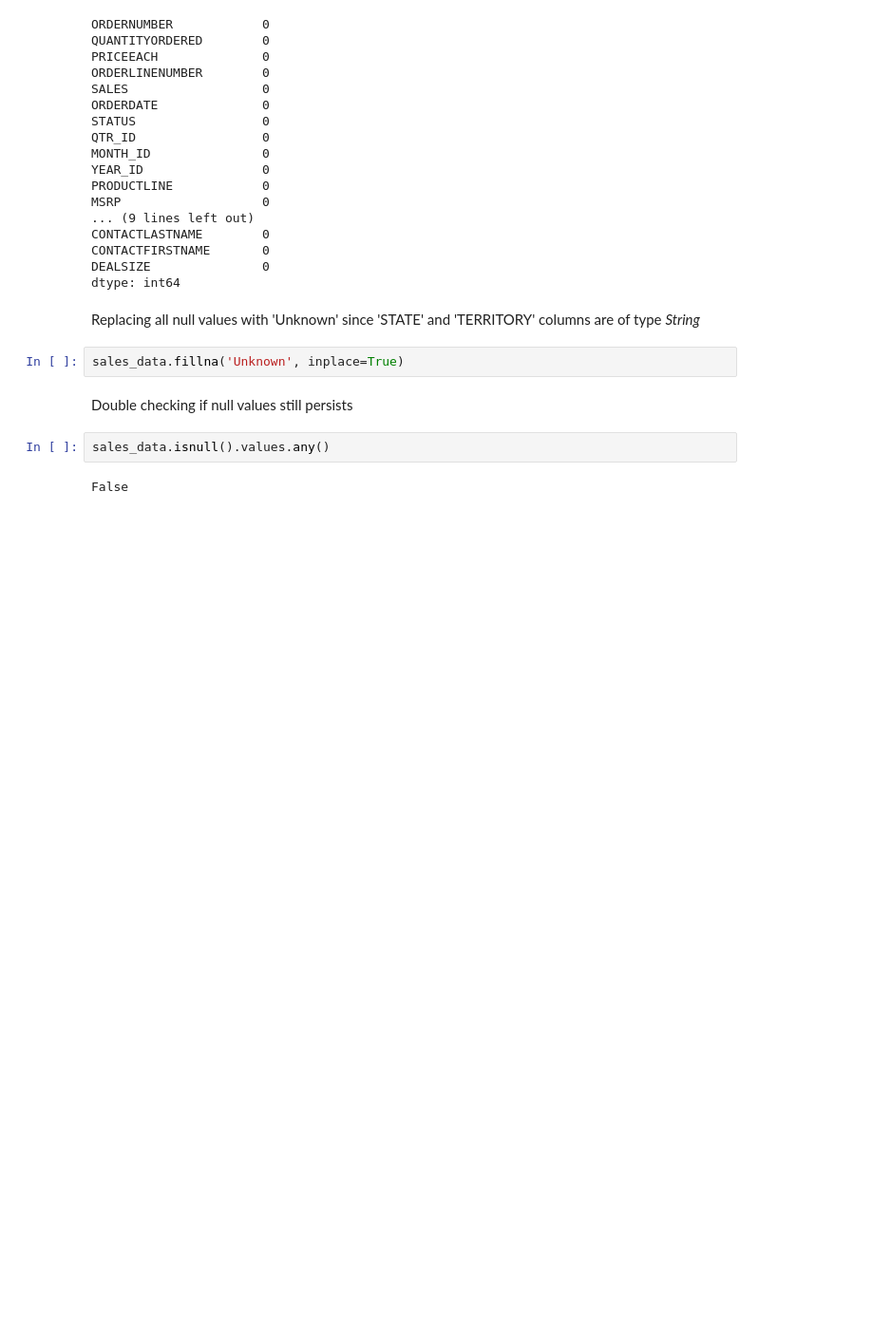
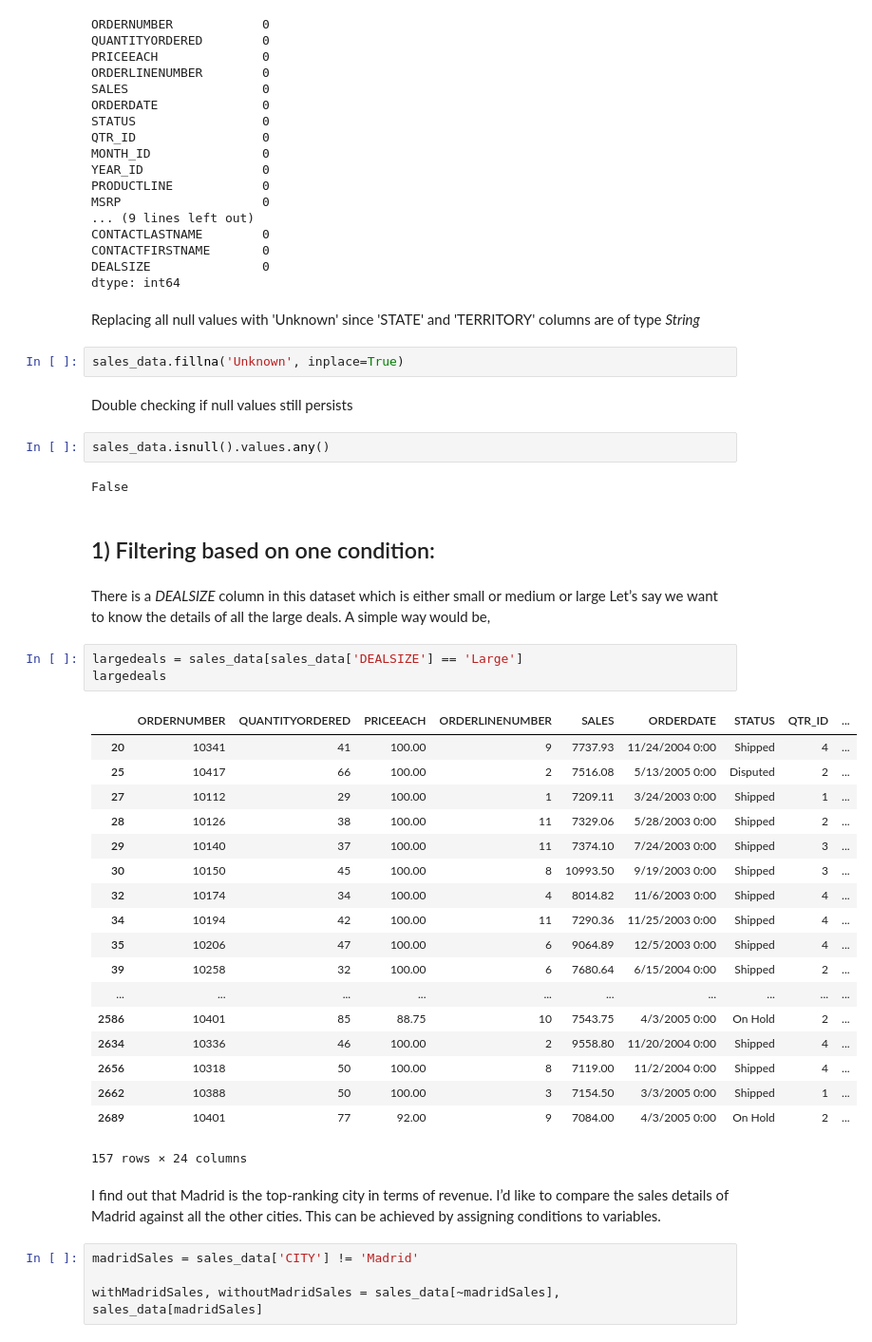
Before and after one commit to Padhma/Data-Science-Notebooks, a Jupyter notebook: Data Analysis/Pandas/Filtering DataFrame/Filtering Pandas DataFrame.ipynb, the cells around one changed output. Shown at 95% size. Saved outputs shown, nothing was run; the diff lists cells and outputs as text; blank space fills up the shorter version.

Commit message:
Feat: Added Filtering based on one condition - way 1

```diff
--- a/Data Analysis/Pandas/Filtering DataFrame/Filtering Pandas DataFrame.ipynb
+++ b/Data Analysis/Pandas/Filtering DataFrame/Filtering Pandas DataFrame.ipynb
@@ -144,3 +144,35 @@ Double checking if null values still persists
 sales_data.isnull().values.any()
 # %% [output]
 False
+# %% [markdown]
+## 1) Filtering based on one condition:
+# %% [markdown]
+There is a *DEALSIZE* column in this dataset which is either small or medium or large Let’s say we want to know the details of all the large deals. A simple way would be,
+# %%
+largedeals = sales_data[sales_data['DEALSIZE'] == 'Large']
+largedeals
+# %% [output]
+|  | ORDERNUMBER | QUANTITYORDERED | PRICEEACH | ORDERLINENUMBER | SALES | ORDERDATE | STATUS | QTR_ID | ... |
+| 20 | 10341 | 41 | 100.00 | 9 | 7737.93 | 11/24/2004 0:00 | Shipped | 4 | ... |
+| 25 | 10417 | 66 | 100.00 | 2 | 7516.08 | 5/13/2005 0:00 | Disputed | 2 | ... |
+| 27 | 10112 | 29 | 100.00 | 1 | 7209.11 | 3/24/2003 0:00 | Shipped | 1 | ... |
+| 28 | 10126 | 38 | 100.00 | 11 | 7329.06 | 5/28/2003 0:00 | Shipped | 2 | ... |
+| 29 | 10140 | 37 | 100.00 | 11 | 7374.10 | 7/24/2003 0:00 | Shipped | 3 | ... |
+| 30 | 10150 | 45 | 100.00 | 8 | 10993.50 | 9/19/2003 0:00 | Shipped | 3 | ... |
+| 32 | 10174 | 34 | 100.00 | 4 | 8014.82 | 11/6/2003 0:00 | Shipped | 4 | ... |
+| 34 | 10194 | 42 | 100.00 | 11 | 7290.36 | 11/25/2003 0:00 | Shipped | 4 | ... |
+| 35 | 10206 | 47 | 100.00 | 6 | 9064.89 | 12/5/2003 0:00 | Shipped | 4 | ... |
+| 39 | 10258 | 32 | 100.00 | 6 | 7680.64 | 6/15/2004 0:00 | Shipped | 2 | ... |
+| ... | ... | ... | ... | ... | ... | ... | ... | ... | ... |
+| 2586 | 10401 | 85 | 88.75 | 10 | 7543.75 | 4/3/2005 0:00 | On Hold | 2 | ... |
+| 2634 | 10336 | 46 | 100.00 | 2 | 9558.80 | 11/20/2004 0:00 | Shipped | 4 | ... |
+| 2656 | 10318 | 50 | 100.00 | 8 | 7119.00 | 11/2/2004 0:00 | Shipped | 4 | ... |
+| 2662 | 10388 | 50 | 100.00 | 3 | 7154.50 | 3/3/2005 0:00 | Shipped | 1 | ... |
+| 2689 | 10401 | 77 | 92.00 | 9 | 7084.00 | 4/3/2005 0:00 | On Hold | 2 | ... |
+157 rows × 24 columns
+# %% [markdown]
+I find out that Madrid is the top-ranking city in terms of revenue. I’d like to compare the sales details of Madrid against all the other cities. This can be achieved by assigning conditions to variables.
+# %%
+madridSales = sales_data['CITY'] != 'Madrid'
+
+withMadridSales, withoutMadridSales = sales_data[~madridSales], sales_data[madridSales]
```
Also changed, not shown: parts of 2 cells of this notebook.
